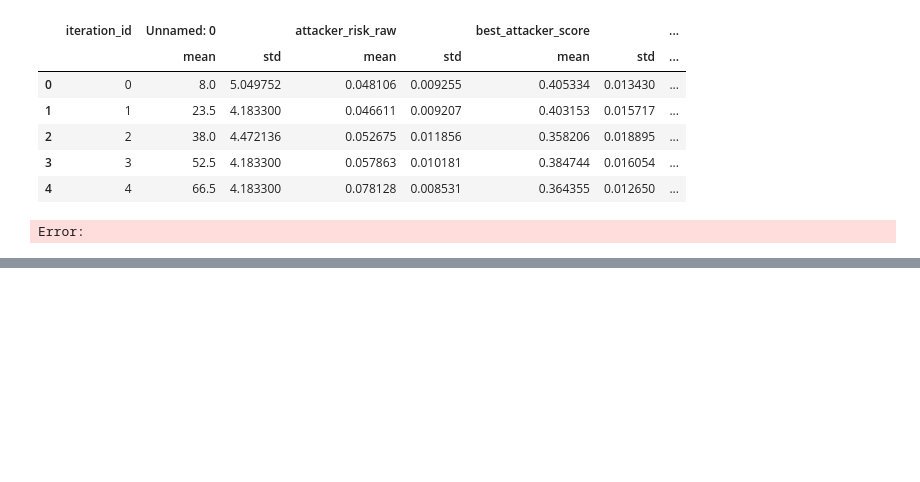
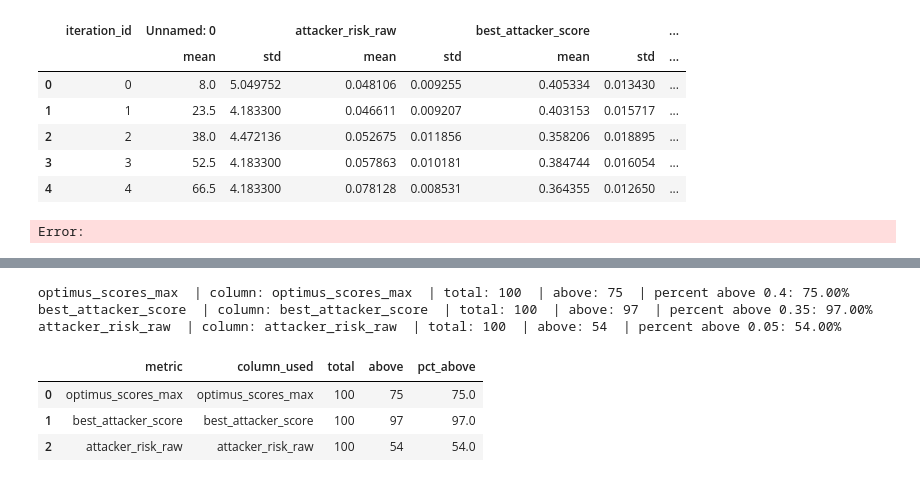
Before and after one commit to TanzimAhad7/HAVOC, a Jupyter notebook: src/analyzer.ipynb, the cells around one changed output, grey strips where cells are left out. Drawn from its saved outputs; the diff is of its cells as text; code cells hidden in the pictures; blank space fills up the shorter version.

```diff
--- a/src/analyzer.ipynb
+++ b/src/analyzer.ipynb
@@ -394,0 +408,59 @@ Error:
+# %%
+# Find percent of samples where the *mean* column for each metric exceeds the given threshold.
+# Uses the existing `df` in the notebook.
+
+thresholds = {
+    "optimus_scores_max": 0.40,
+    "best_attacker_score": 0.35,
+    "attacker_risk_raw": 0.05,
+}
+
+def _select_best_numeric_col(df, metric_keyword):
+    # pick the column that contains metric_keyword and has the most numeric values after coercion
+    candidates = [c for c in df.columns if metric_keyword in str(c)]
+    best_col = None
+    best_count = -1
+    for c in candidates:
+        s = pd.to_numeric(df[c], errors="coerce")
+        cnt = int(s.notnull().sum())
+        if cnt > best_count:
+            best_count = cnt
+            best_col = c
+    return best_col
+
+rows = []
+for metric, thr in thresholds.items():
+    col = _select_best_numeric_col(df, metric)
+    if col is None:
+        rows.append({"metric": metric, "column_used": None, "total": 0, "above": 0, "pct_above": None})
+        continue
+
+    s = pd.to_numeric(df[col], errors="coerce")
+    total = int(s.notnull().sum())
+    above = int((s > thr).sum())
+    pct = (above / total * 100) if total > 0 else None
+
+    rows.append({
+        "metric": metric,
+        "column_used": col,
+        "total": total,
+        "above": above,
+        "pct_above": pct
+    })
+
+result = pd.DataFrame(rows)
+# pretty print
+for _, r in result.iterrows():
+    pct_str = f"{r.pct_above:.2f}%" if pd.notnull(r.pct_above) else "N/A"
+    print(f"{r.metric}  | column: {r.column_used}  | total: {r.total}  | above: {r.above}  | percent above {thresholds[r.metric]}: {pct_str}")
+
+# also return a DataFrame for further use/inspection
+result
+# %% [output]
+optimus_scores_max  | column: optimus_scores_max  | total: 100  | above: 75  | percent above 0.4: 75.00%
+best_attacker_score  | column: best_attacker_score  | total: 100  | above: 97  | percent above 0.35: 97.00%
+attacker_risk_raw  | column: attacker_risk_raw  | total: 100  | above: 54  | percent above 0.05: 54.00%
+|  | metric | column_used | total | above | pct_above |
+| 0 | optimus_scores_max | optimus_scores_max | 100 | 75 | 75.0 |
+| 1 | best_attacker_score | best_attacker_score | 100 | 97 | 97.0 |
+| 2 | attacker_risk_raw | attacker_risk_raw | 100 | 54 | 54.0 |
```
Also changed, not shown: parts of 11 cells of this notebook.
